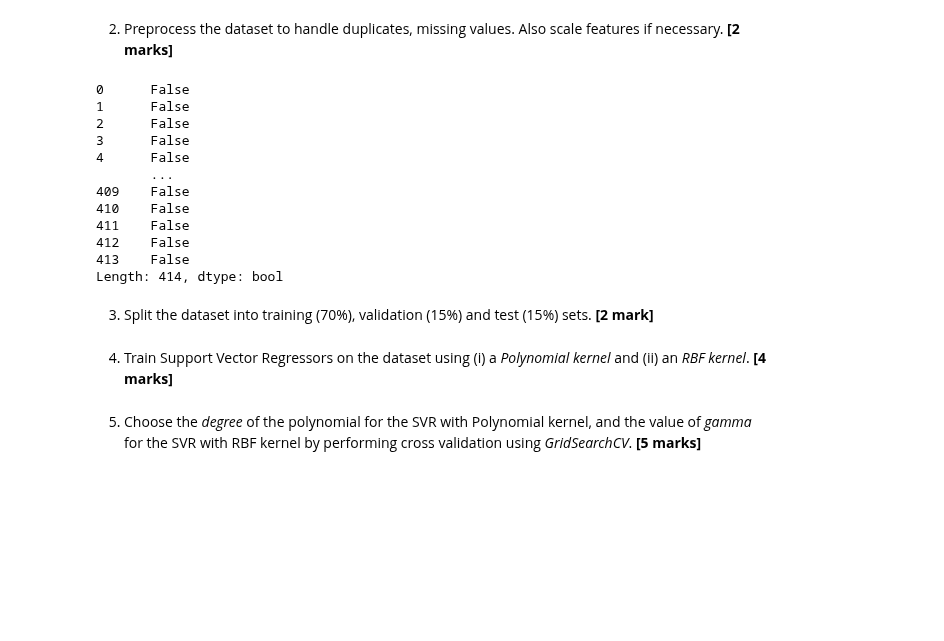
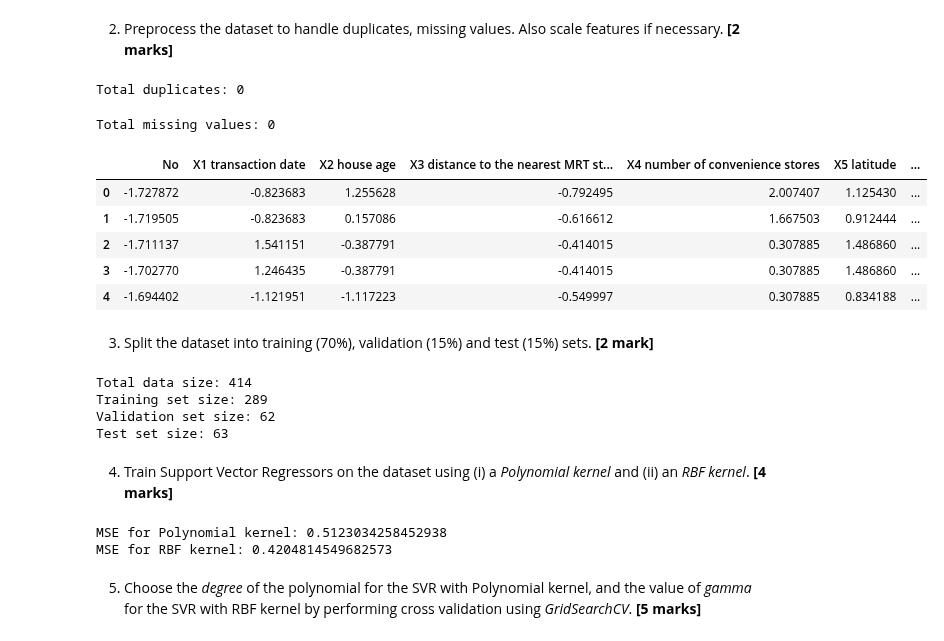
Before and after one commit to NehaKumari500092077/Machine-Learning-Lab, a Jupyter notebook: Session_8_Assignments.ipynb, the cells around one changed output. Saved outputs shown, nothing was run; the diff lists cells and outputs as text; code cells hidden in the pictures; blank space fills up the shorter version.

```diff
--- a/Session_8_Assignments.ipynb
+++ b/Session_8_Assignments.ipynb
@@ -67,23 +67,53 @@ dataset.head()
 | 4 | 5 | 2012.833 | 5.0 | 390.56840 | 5 | 24.97937 | ... |
 # %% [markdown]
 2.   Preprocess the dataset to handle duplicates, missing values. Also scale features if necessary. **[2 marks]**
-# %%
-duplicates = dataset.duplicated()
-print(duplicates)
-# %% [output]
-0      False
-1      False
-2      False
-3      False
-4      False
-       ...
-409    False
-410    False
-411    False
-412    False
-413    False
-Length: 414, dtype: bool
+# %%
+# check for duplicates
+duplicates_values = dataset.duplicated().sum()
+print(f'Total duplicates: {duplicates_values}')
+# as there are zero or no duplicates, so no need to drop it
+# %% [output]
+Total duplicates: 0
+# %%
+# check for missing values
+missing_values = dataset.isnull().sum()
+print(f'Total missing values: {missing_values.sum()}')
+# as there are no missing values, so no need to handle it
+# %% [output]
+Total missing values: 0
+# %%
+# feature scaling is required because datatype of feature is both Real and Integer
+from sklearn.preprocessing import StandardScaler
+
+scaler = StandardScaler()
+dataset = pd.DataFrame(scaler.fit_transform(dataset), columns = dataset.columns)
+dataset.head()
+# %% [output]
+|  | No | X1 transaction date | X2 house age | X3 distance to the nearest MRT st... | X4 number of convenience stores | X5 latitude | ... |
+| 0 | -1.727872 | -0.823683 | 1.255628 | -0.792495 | 2.007407 | 1.125430 | ... |
+| 1 | -1.719505 | -0.823683 | 0.157086 | -0.616612 | 1.667503 | 0.912444 | ... |
+| 2 | -1.711137 | 1.541151 | -0.387791 | -0.414015 | 0.307885 | 1.486860 | ... |
+| 3 | -1.702770 | 1.246435 | -0.387791 | -0.414015 | 0.307885 | 1.486860 | ... |
+| 4 | -1.694402 | -1.121951 | -1.117223 | -0.549997 | 0.307885 | 0.834188 | ... |
 # %% [markdown]
 3.   Split the dataset into training (70%), validation (15%) and test (15%) sets. **[2 mark]**
+# %%
+from sklearn.model_selection import train_test_split
+
+X = dataset.drop('Y house price of unit area', axis = 1)
+Y = dataset['Y house price of unit area']
+
+X_train, X_temp, Y_train, Y_temp = train_test_split(X, Y, test_size = 0.30, random_state = 42)
+X_val, X_test, Y_val, Y_test = train_test_split(X_temp, Y_temp, test_size = 0.50, random_state = 42)
+
+print(f'Total data size: {X.shape[0]}')
+print(f'Training set size: {X_train.shape[0]}')
+print(f'Validation set size: {X_val.shape[0]}')
+print(f'Test set size: {X_test.shape[0]}')
+# %% [output]
+Total data size: 414
+Training set size: 289
+Validation set size: 62
+Test set size: 63
 # %% [markdown]
 4.   Train Support Vector Regressors on the dataset using (i) a *Polynomial kernel* and (ii) an *RBF kernel*. **[4 marks]**
@@ -90,3 +138,15 @@ Length: 414, dtype: bool
+# %%
+# evaluate of both the model
+from sklearn.metrics import mean_squared_error
+
+svm_polynomial_mse = mean_squared_error(Y_val, Y_polynomial_pred)
+svm_rbf_mse = mean_squared_error(Y_val, Y_rbf_pred)
+
+print(f'MSE for Polynomial kernel: {svm_polynomial_mse}')
+print(f'MSE for RBF kernel: {svm_rbf_mse}')
+# %% [output]
+MSE for Polynomial kernel: 0.5123034258452938
+MSE for RBF kernel: 0.4204814549682573
 # %% [markdown]
 5.   Choose the *degree* of the polynomial for the SVR with Polynomial kernel, and the value of *gamma* for the SVR with RBF kernel by performing cross validation using *GridSearchCV*.  **[5 marks]**
 # %% [markdown]
```
Also changed, not shown: parts of 1 cell of this notebook.
